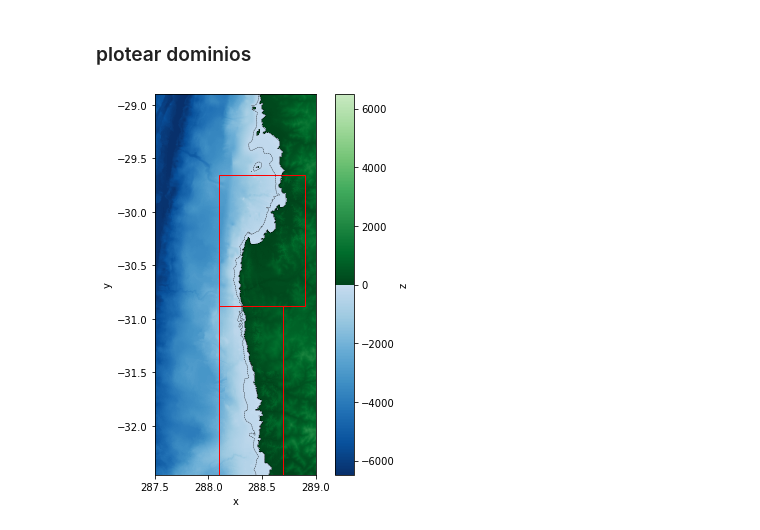
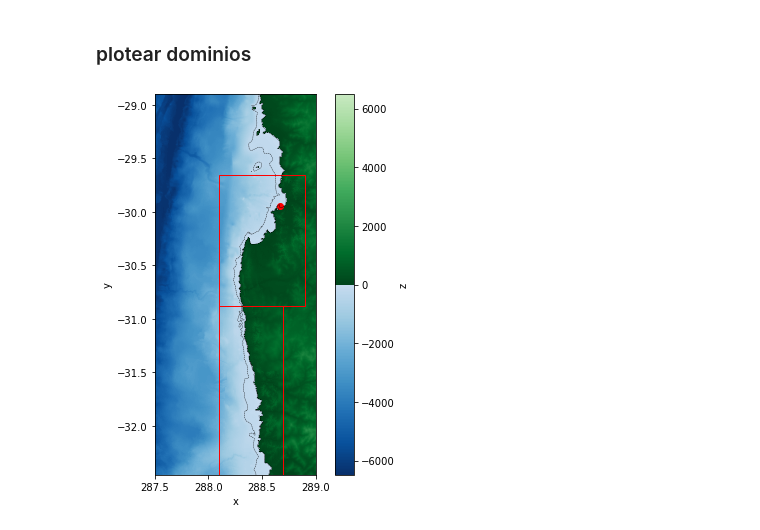
Before and after one commit to Maurici0-Diaz/Resonancia, a Jupyter notebook: analisis_grd.ipynb, the cells around one changed output. Saved outputs shown, nothing was run; the diff lists cells and outputs as text; code cells hidden in the pictures.

Commit message:
grafica tb ubicacion de mareografos

```diff
--- a/analisis_grd.ipynb
+++ b/analisis_grd.ipynb
@@ -116,23 +116,26 @@ data_2=xr.open_dataset(grd_2)
 # %%
 fig,ax1=plt.subplots(figsize=(7,7))
 
 data_base.z.plot.imshow(cmap=cmap,ax=ax1)
 data_base.z.plot.contour(levels=[-200,0], colors='k',linewidths=0.4,ax=ax1)
 
 data=data_1
 inf_izq=[data.x.values[0],data.y.values[-1]]
 ancho=data.x.values[-1]-data.x.values[0]
 alto=data.y.values[0]-data.y.values[-1]
 rect=patches.Rectangle((inf_izq[0],inf_izq[1]),ancho,alto,linewidth=1,edgecolor='r',facecolor='none')
 ax1.add_patch(rect)
 
 data=data_2
 inf_izq=[data.x.values[0],data.y.values[-1]]
 ancho=data.x.values[-1]-data.x.values[0]
 alto=data.y.values[0]-data.y.values[-1]
 rect=patches.Rectangle((inf_izq[0],inf_izq[1]),ancho,alto,linewidth=1,edgecolor='r',facecolor='none')
 ax1.add_patch(rect)
 
+plt.scatter(x_mareografo,y_mareografo,color="r")
+
+
 ax1.set_aspect('equal')
 # %% [output]
-[figure, old version]
+[figure, new version]
```
